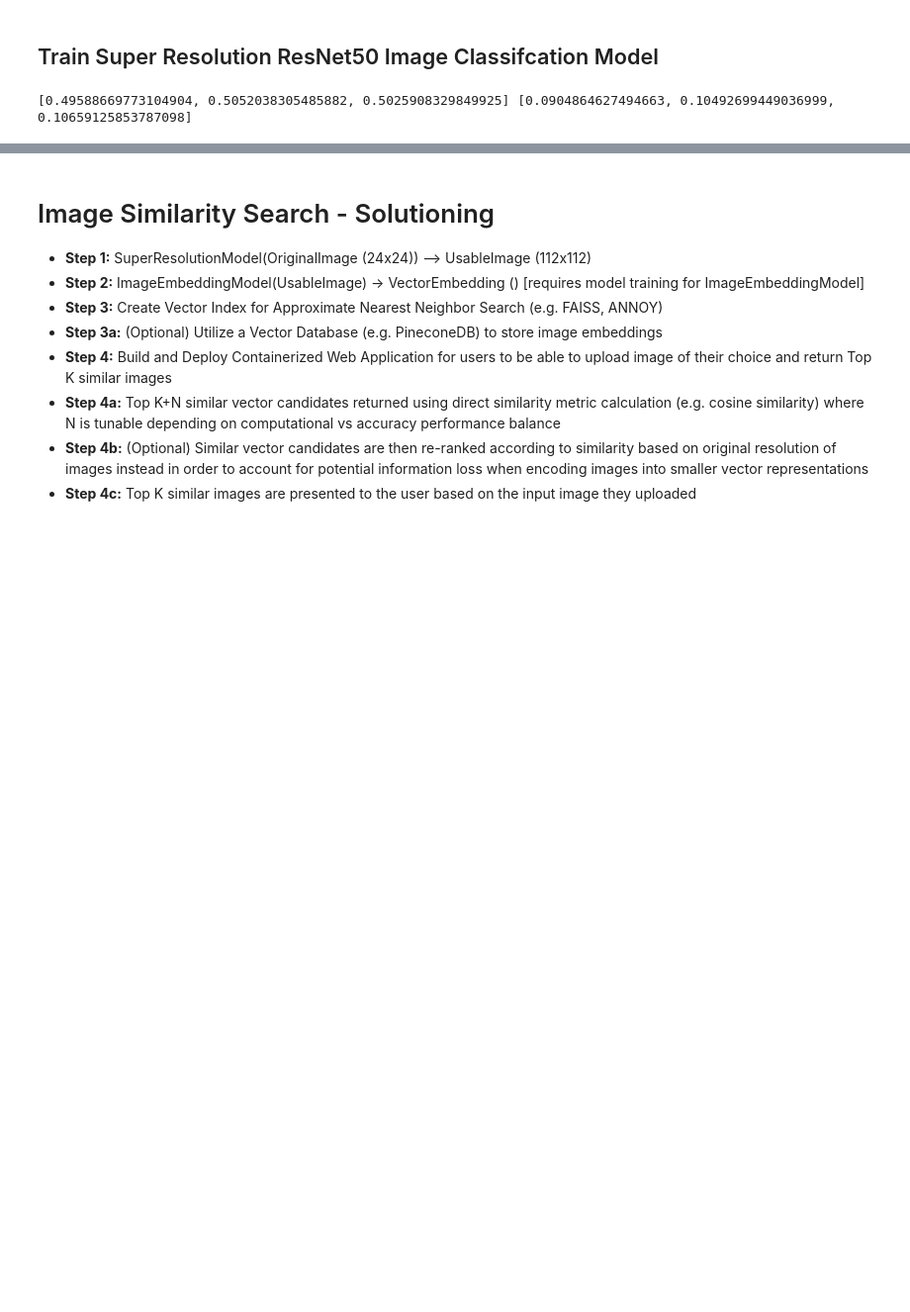
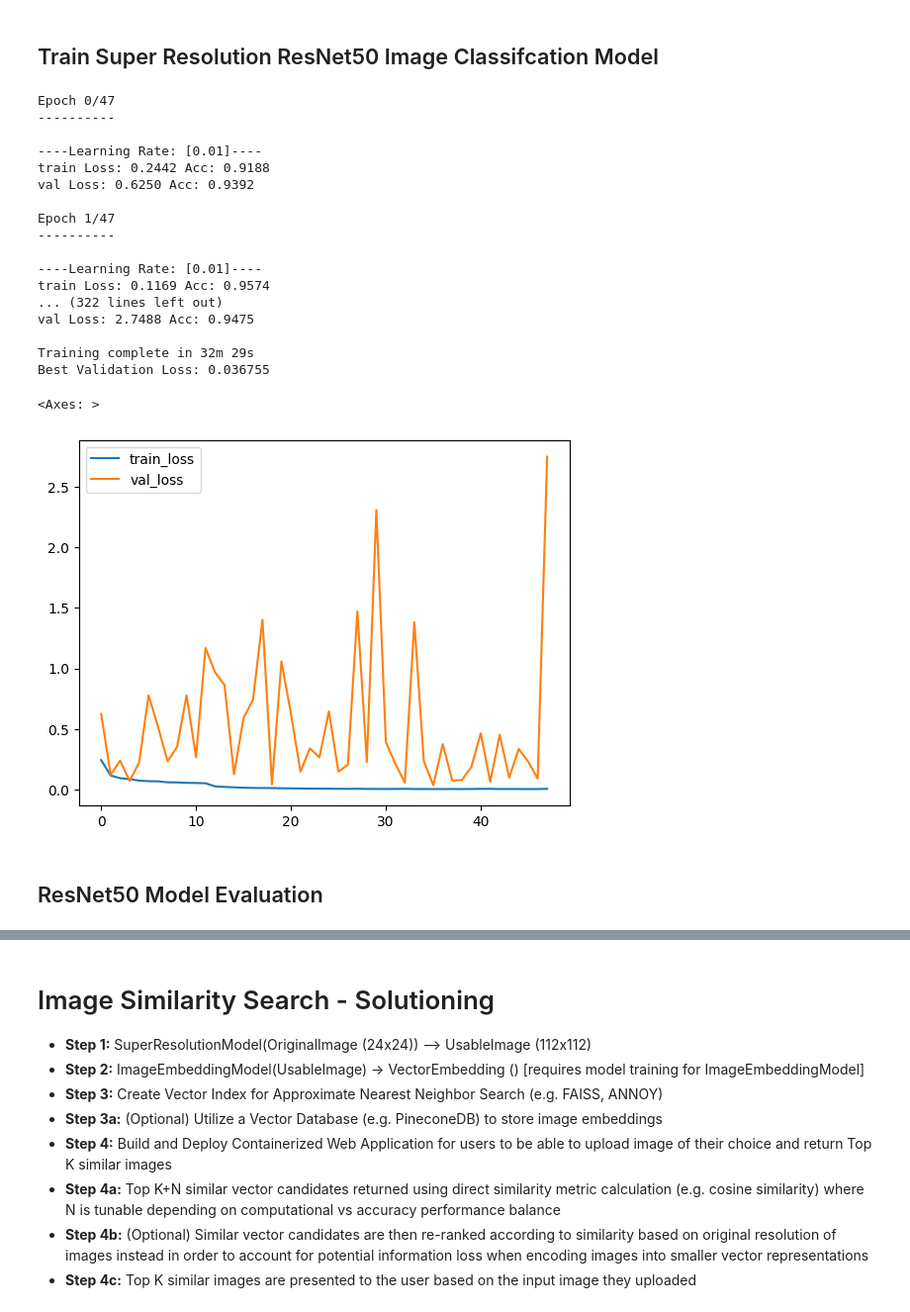
Before and after one commit to Jae-Ro/vector-search, a Jupyter notebook: notebooks/eda.ipynb, the cells around one changed output, grey strips where cells are left out. Shown at 99% size. Saved outputs shown, nothing was run; the diff lists cells and outputs as text; code cells hidden in the pictures; blank space fills up the shorter version.

```diff
--- a/notebooks/eda.ipynb
+++ b/notebooks/eda.ipynb
@@ -885,22 +1003,39 @@ Estimated Total Size (MB): 132.88
 # %% [markdown]
 ## Train Super Resolution ResNet50 Image Classifcation Model
 # %%
+### DATA INIT
 df = pd.read_csv(os.path.join(DATA_DIR, 'train_val_test_splits/data_split-super.csv'))
+
 df_train = df[df['train'].eq(1)]
 df_val = df[df['val'].eq(1)]
 df_test = df[df['test'].eq(1)]
 
-train_mean, train_std = calc_mean_from_tup_list(df_train['mean'].to_list()), calc_mean_from_tup_list(df_train['std'].to_list())
-# val_mean, val_std = calc_mean_from_tup_list(df_val['mean'].to_list()), calc_mean_from_tup_list(df_val['std'].to_list())
-# test_mean, test_std = calc_mean_from_tup_list(df_test['mean'].to_list()), calc_mean_from_tup_list(df_test['std'].to_list())
-
-print(train_mean, train_std)
+mean, std = calc_mean_from_tup_list(df['mean'].to_list()), calc_mean_from_tup_list(df['std'].to_list())
 
 transforms = T.Compose([
     T.ToTensor(),
-    T.Normalize(mean=train_mean, std=train_std)
+    T.Normalize(mean=mean, std=std)
 ])
 
+# create datasets
+train = GeoDataset(df_train, transforms=transforms)
+val = GeoDataset(df_val, transforms=transforms)
+test = GeoDataset(df_test, transforms=transforms)
+datasets = {'train': train, 'val': val, 'test': test}
+
+# create dataloaders
+# configurable params
+batch_size = 10
+num_workers = 4
+
+data_loaders = {
+    k: DataLoader(datasets[k], batch_size=batch_size, num_workers=num_workers, shuffle=True)
+    for k in ['train', 'val', 'test']
+}
+
+dataset_sizes = {x: len(datasets[x]) for x in ['train', 'val', 'test']}
+
+### MODEL INIT
 model = resnet50(weights=ResNet50_Weights.DEFAULT)
 model.fc = nn.Linear(model.fc.in_features, len(classes))
 
@@ -914,9 +1049,41 @@ for param in model.layer4.parameters(): param.requires_grad = True
 criterion = nn.CrossEntropyLoss()
 
 # optimizer
-optimizer = optim.Adam(model.parameters(), lr=0.001)
+optimizer = optim.AdamW(model.parameters(), lr=0.001, weight_decay=0.01)
 
-# Decay LR by a factor of 0.1 every 7 epochs
-exp_lr_scheduler = optim.lr_scheduler.StepLR(optimizer, step_size=7, gamma=0.1)
+exp_lr_scheduler = optim.lr_scheduler.StepLR(optimizer, step_size=12, gamma=0.1)
-# %% [output]
-[0.49588669773104904, 0.5052038305485882, 0.5025908329849925] [0.0904864627494663, 0.10492699449036999, 0.10659125853787098]
+# %%
+df_stats = train_model(
+    model,
+    criterion,
+    optimizer,
+    exp_lr_scheduler,
+    data_loaders,
+    dataset_sizes,
+    device = device,
+    num_epochs = 48,
+    checkpoint_path = "resnet50_ft-super.pth"
+)
+df_stats[['train_loss', 'val_loss']].plot()
+# %% [output]
+Epoch 0/47
+----------
+
+----Learning Rate: [0.01]----
+train Loss: 0.2442 Acc: 0.9188
+val Loss: 0.6250 Acc: 0.9392
+
+Epoch 1/47
+----------
+
+----Learning Rate: [0.01]----
+train Loss: 0.1169 Acc: 0.9574
+... (322 lines left out)
+val Loss: 2.7488 Acc: 0.9475
+
+Training complete in 32m 29s
+Best Validation Loss: 0.036755
+<Axes: >
+[figure, added]
+# %% [markdown]
+## ResNet50 Model Evaluation
```
Also changed, not shown: parts of 28 cells of this notebook, 3 other files.
